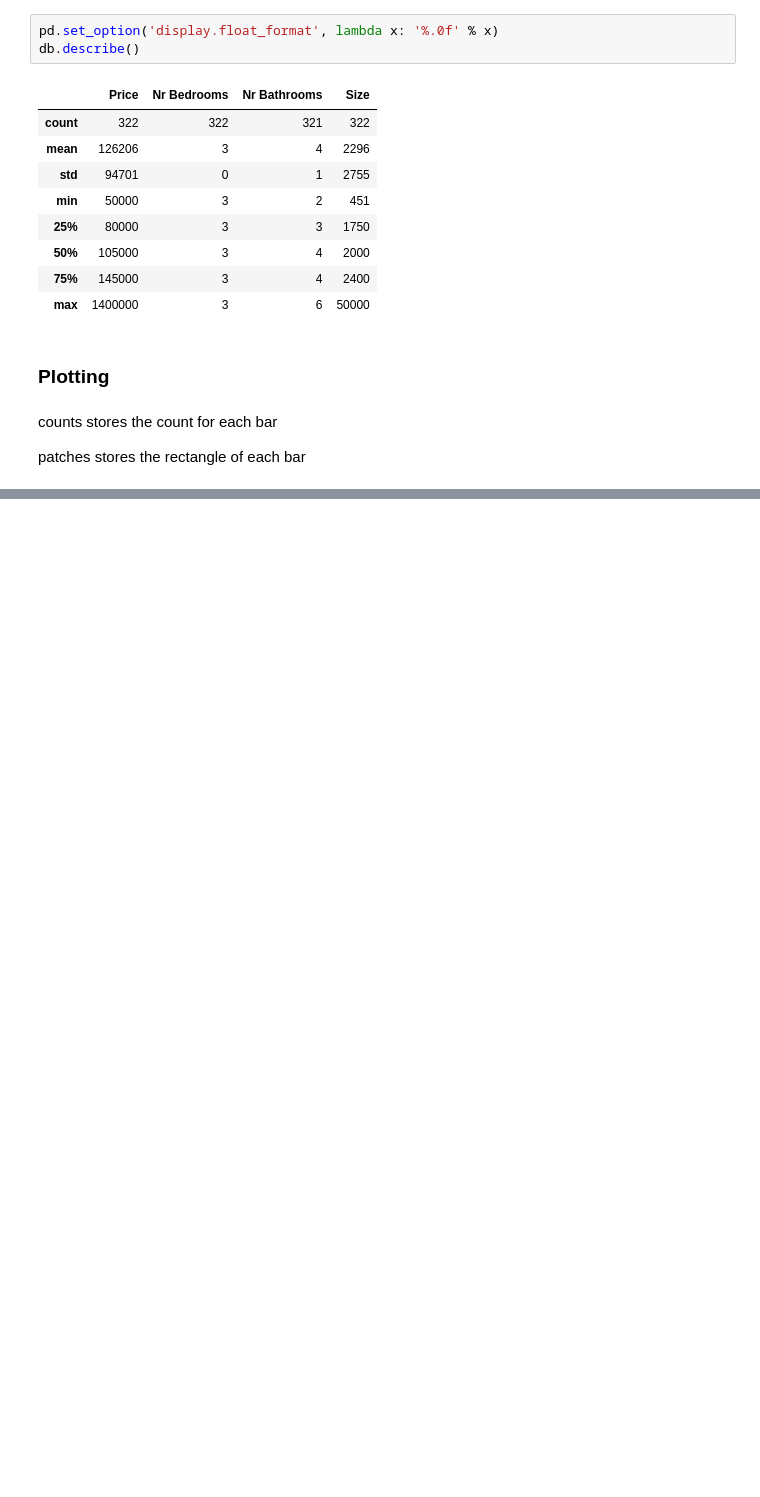
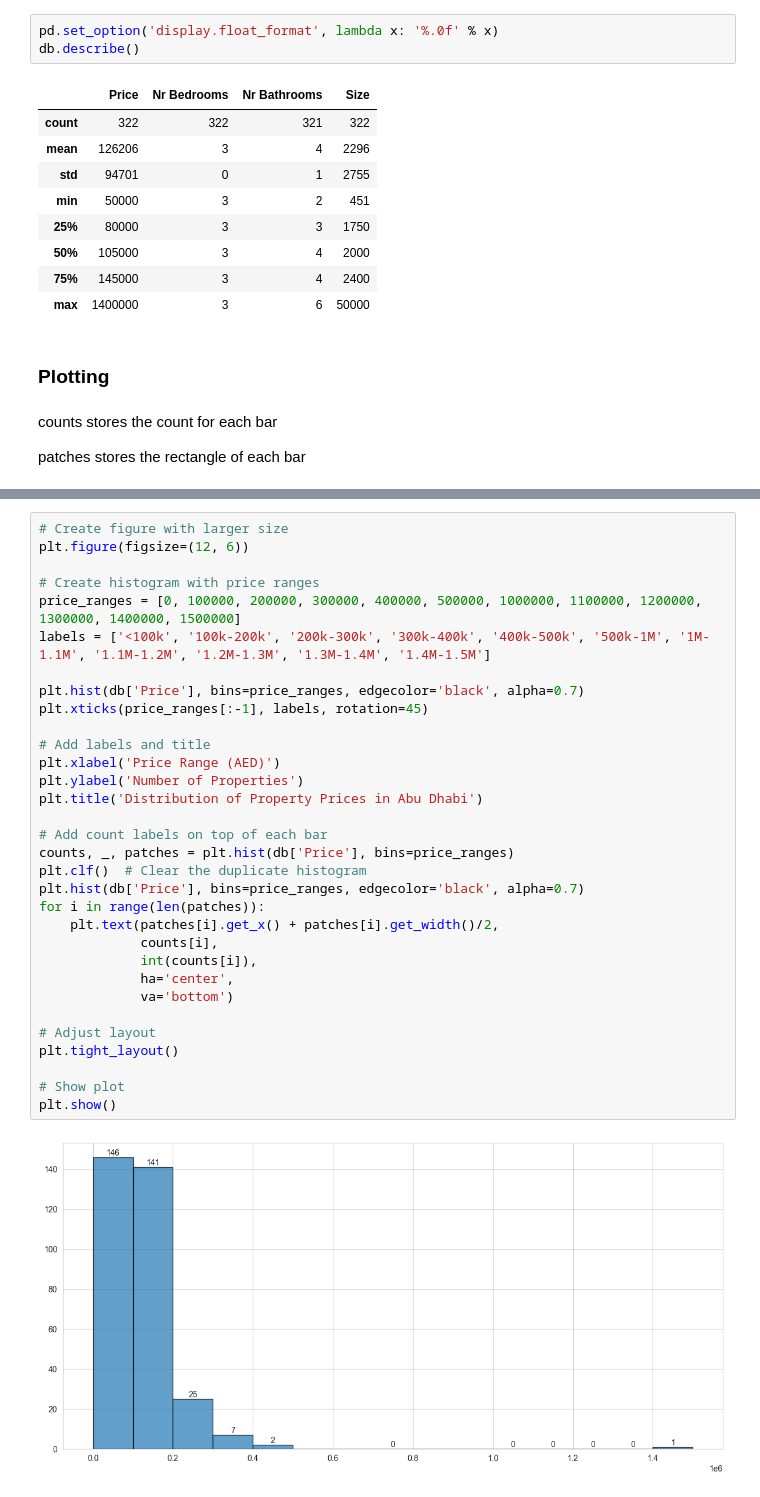
Before and after one commit to HamdanAlhajeri/StatisticsDubbizle, a Jupyter notebook: Data.ipynb, the cells around one changed output, grey strips where cells are left out. Saved outputs shown, nothing was run; the diff lists cells and outputs as text; blank space fills up the shorter version.

```diff
--- a/Data.ipynb
+++ b/Data.ipynb
@@ -72,0 +94,34 @@ plt.tight_layout()
+# %%
+# Create figure with larger size
+plt.figure(figsize=(12, 6))
+
+# Create histogram with price ranges
+price_ranges = [0, 100000, 200000, 300000, 400000, 500000, 1000000, 1100000, 1200000, 1300000, 1400000, 1500000]
+labels = ['<100k', '100k-200k', '200k-300k', '300k-400k', '400k-500k', '500k-1M', '1M-1.1M', '1.1M-1.2M', '1.2M-1.3M', '1.3M-1.4M', '1.4M-1.5M']
+
+plt.hist(db['Price'], bins=price_ranges, edgecolor='black', alpha=0.7)
+plt.xticks(price_ranges[:-1], labels, rotation=45)
+
+# Add labels and title
+plt.xlabel('Price Range (AED)')
+plt.ylabel('Number of Properties')
+plt.title('Distribution of Property Prices in Abu Dhabi')
+
+# Add count labels on top of each bar
+counts, _, patches = plt.hist(db['Price'], bins=price_ranges)
+plt.clf()  # Clear the duplicate histogram
+plt.hist(db['Price'], bins=price_ranges, edgecolor='black', alpha=0.7)
+for i in range(len(patches)):
+    plt.text(patches[i].get_x() + patches[i].get_width()/2,
+             counts[i],
+             int(counts[i]),
+             ha='center',
+             va='bottom')
+
+# Adjust layout
+plt.tight_layout()
+
+# Show plot
+plt.show()
+# %% [output]
+[figure, added]
```
Also changed, not shown: parts of 4 cells of this notebook, 2 other files.
